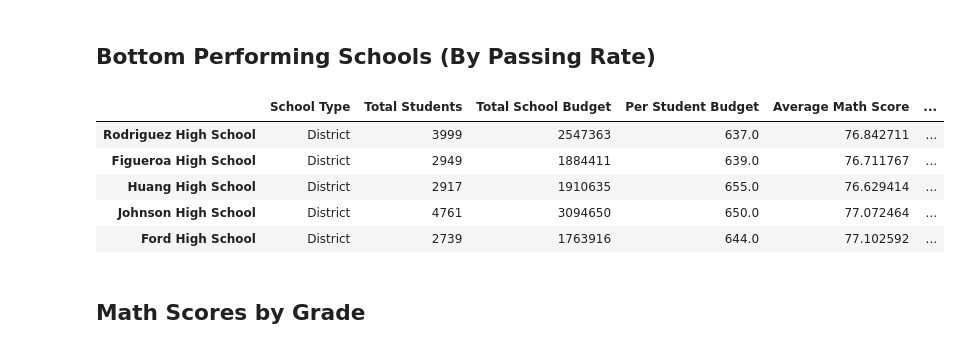
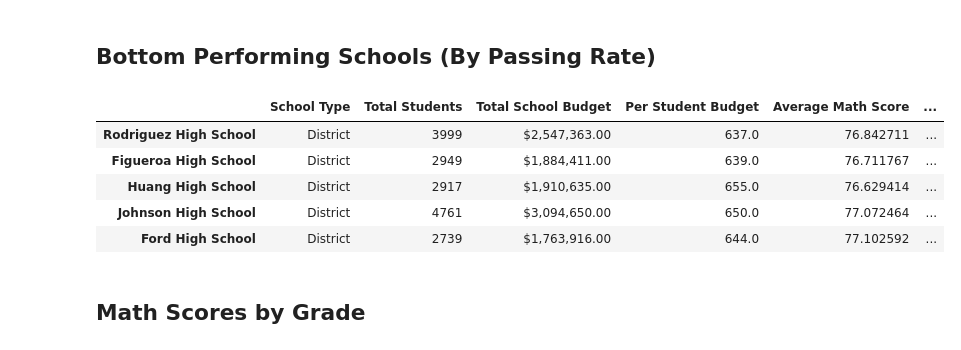
Before and after one commit to ryanlessig/Homework_4_Pandas, a Jupyter notebook: Academy of Py.ipynb, the cells around one changed output. Cells and saved outputs as stored; diff of their text form; code cells hidden in the pictures.

```diff
--- a/Academy of Py.ipynb
+++ b/Academy of Py.ipynb
@@ -135,30 +170,30 @@ sorted_best_schools.head(5)
 # %%
 ###Data Frame
 
 #put all the variables into a dataframe named school_summary_df
 school_summary_df = pd.DataFrame({"School Type": school_type,
                                 "Total Students": total_students_summary,
-                                "Total School Budget": total_budget_summary,
+                                "Total School Budget": total_budget_summary.map('${:,.2f}'.format),
                                 "Per Student Budget": per_student_budget,
                                 "Average Math Score": avg_math_score_summary,
                                 "Average Reading Score": avg_reading_score_summary,
                                 "% Passing Math": math_pass_perct_summary,
                                 "% Passing Reading": reading_pass_perct_summary,
                                 "% Overall Passing Rate": overall_pass_perct_summary})
 
 #sort the output of the dataframe by bottom overall passing percentage
 #remove the display of the index name
 #print the dataframe, only showing the first five rows of the sorted dataframe
 sorted_best_schools = school_summary_df.sort_values('% Overall Passing Rate', ascending = True)
 sorted_best_schools.index.name = None
 sorted_best_schools.head(5)
 # %% [output]
 |  | School Type | Total Students | Total School Budget | Per Student Budget | Average Math Score | ... |
-| Rodriguez High School | District | 3999 | 2547363 | 637.0 | 76.842711 | ... |
-| Figueroa High School | District | 2949 | 1884411 | 639.0 | 76.711767 | ... |
-| Huang High School | District | 2917 | 1910635 | 655.0 | 76.629414 | ... |
-| Johnson High School | District | 4761 | 3094650 | 650.0 | 77.072464 | ... |
-| Ford High School | District | 2739 | 1763916 | 644.0 | 77.102592 | ... |
+| Rodriguez High School | District | 3999 | $2,547,363.00 | 637.0 | 76.842711 | ... |
+| Figueroa High School | District | 2949 | $1,884,411.00 | 639.0 | 76.711767 | ... |
+| Huang High School | District | 2917 | $1,910,635.00 | 655.0 | 76.629414 | ... |
+| Johnson High School | District | 4761 | $3,094,650.00 | 650.0 | 77.072464 | ... |
+| Ford High School | District | 2739 | $1,763,916.00 | 644.0 | 77.102592 | ... |
 # %% [markdown]
 ## Math Scores by Grade
 # %%
```
Also changed, not shown: parts of 2 cells of this notebook.
